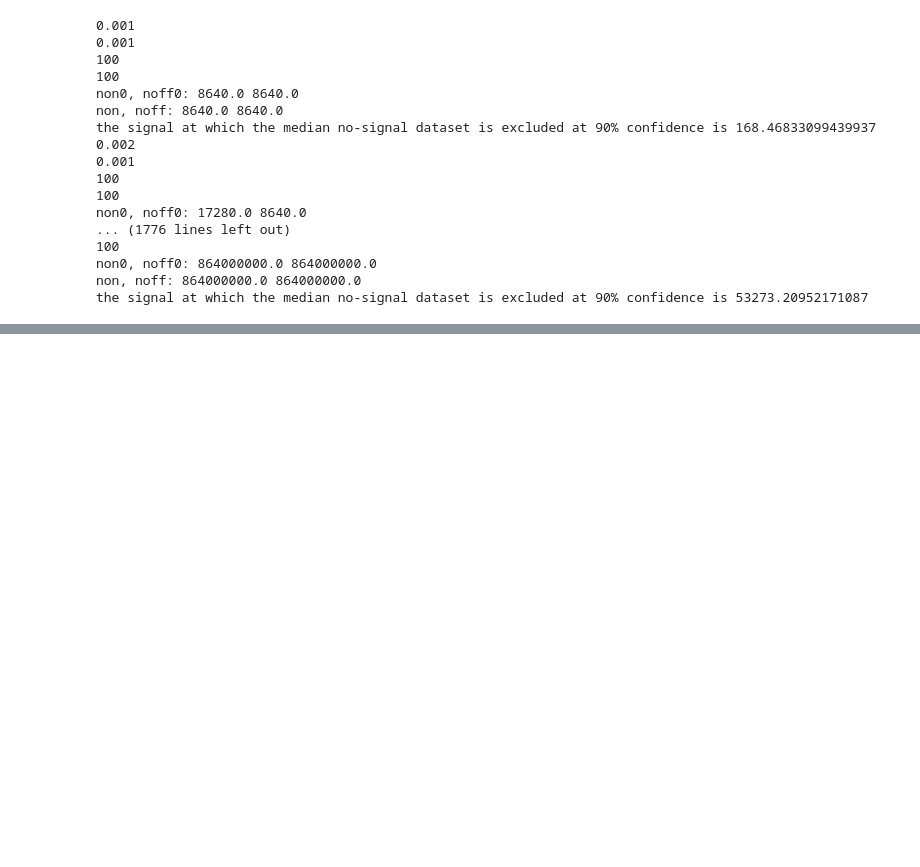
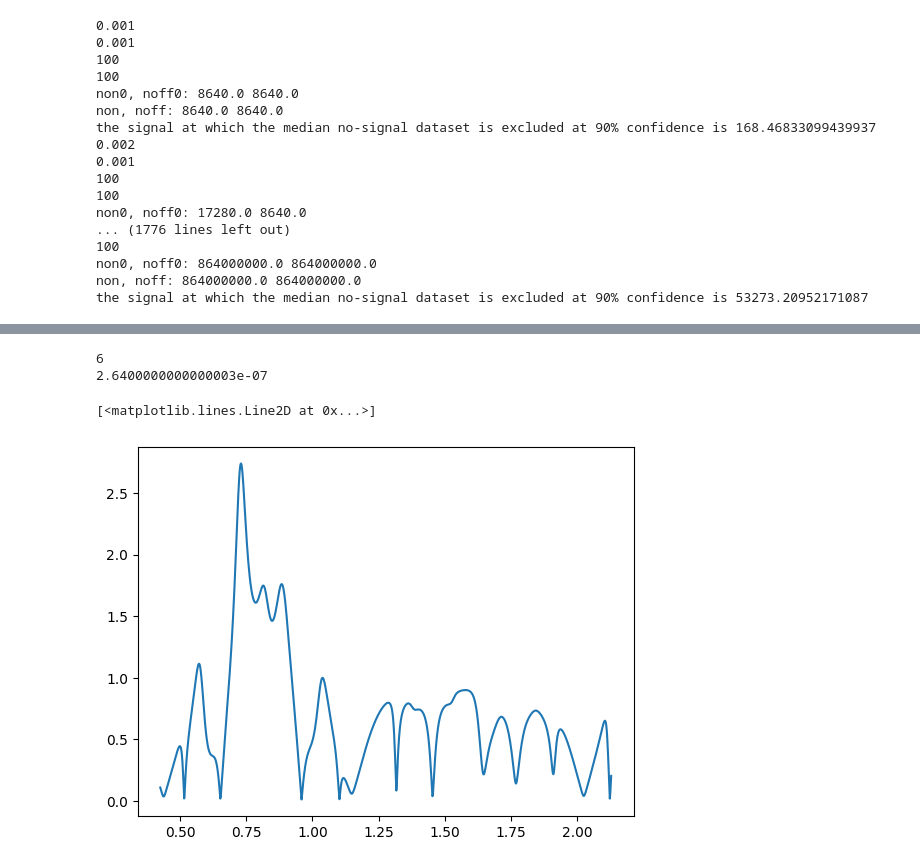
Before and after one commit to arneodoslab/haloscope, a Jupyter notebook: Analysis/exclusion-script-code/Playground and B1 Tester.ipynb, the cells around one changed output, grey strips where cells are left out. Cells and saved outputs as stored; diff of their text form; code cells hidden in the pictures; blank space fills up the shorter version.

```diff
--- a/Analysis/exclusion-script-code/Playground and B1 Tester.ipynb
+++ b/Analysis/exclusion-script-code/Playground and B1 Tester.ipynb
@@ -148,0 +151,19 @@ plt.show()
+# %%
+lampostStackthick=list((np.array([258,562,258,562,264,547,273,555,273,539])*1e-9))
+lampN1,lampN2=2.74,1.45
+print(int(len(lampostStackthick)/2)+1)
+thick=lampostStackthick[int(len(lampostStackthick)/2)-1]##m , thickness of central layer, used for optimization/boost factor calculation
+print(thick)
+chirp=1.071
+nLayers=12 # actual number of layers+2 (air and air)
+# %% [output]
+6
+2.6400000000000003e-07
+# %%
+lampWave,lampSol=rate.get_solution(lampN1,lampN2,chirp,thick,nLayers,tlist=lampostStackthick,isMirr=False)
+lampMass=const.h*const.c/(lampWave*1e-9)*6.2*1e18
+# %%
+plt.plot(lampMass,lampSol)
+# %% [output]
+[<matplotlib.lines.Line2D at 0x...>]
+[figure, added]
```
Also changed, not shown: parts of 15 cells of this notebook, 37 other files.
